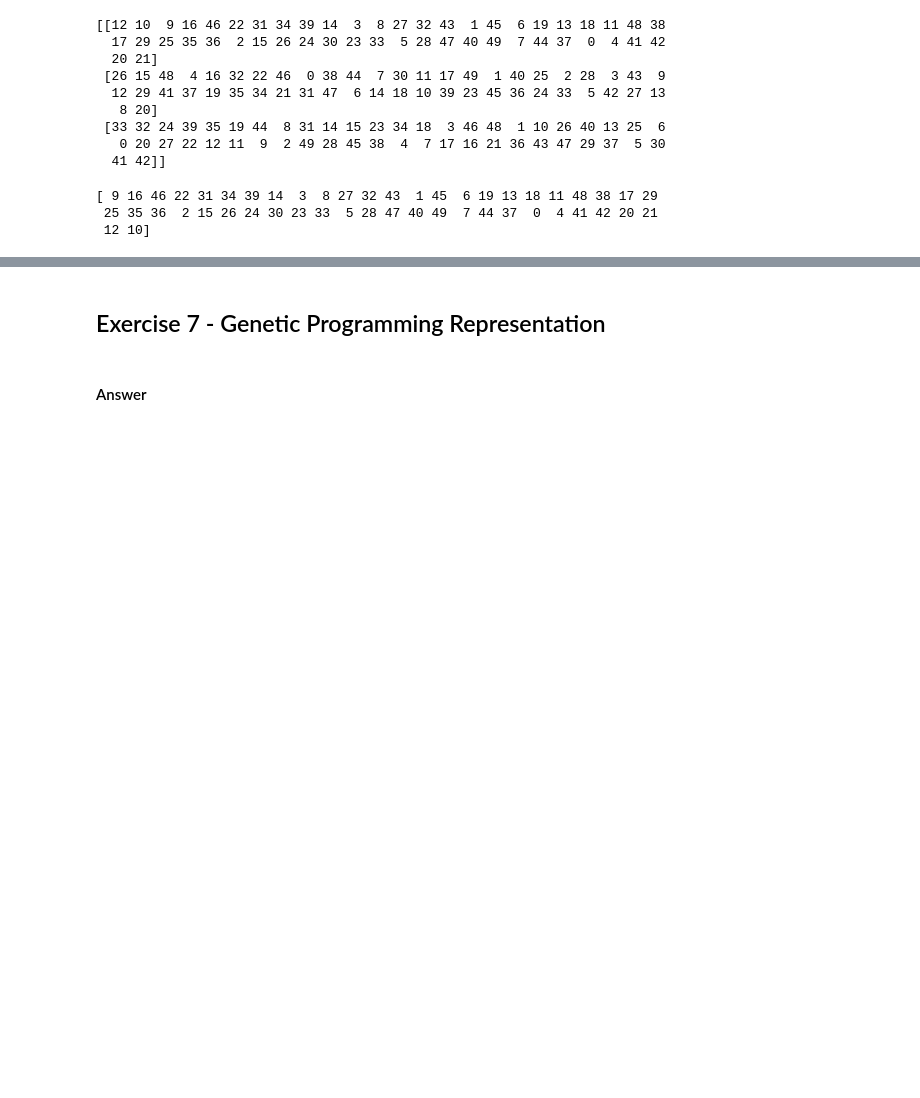
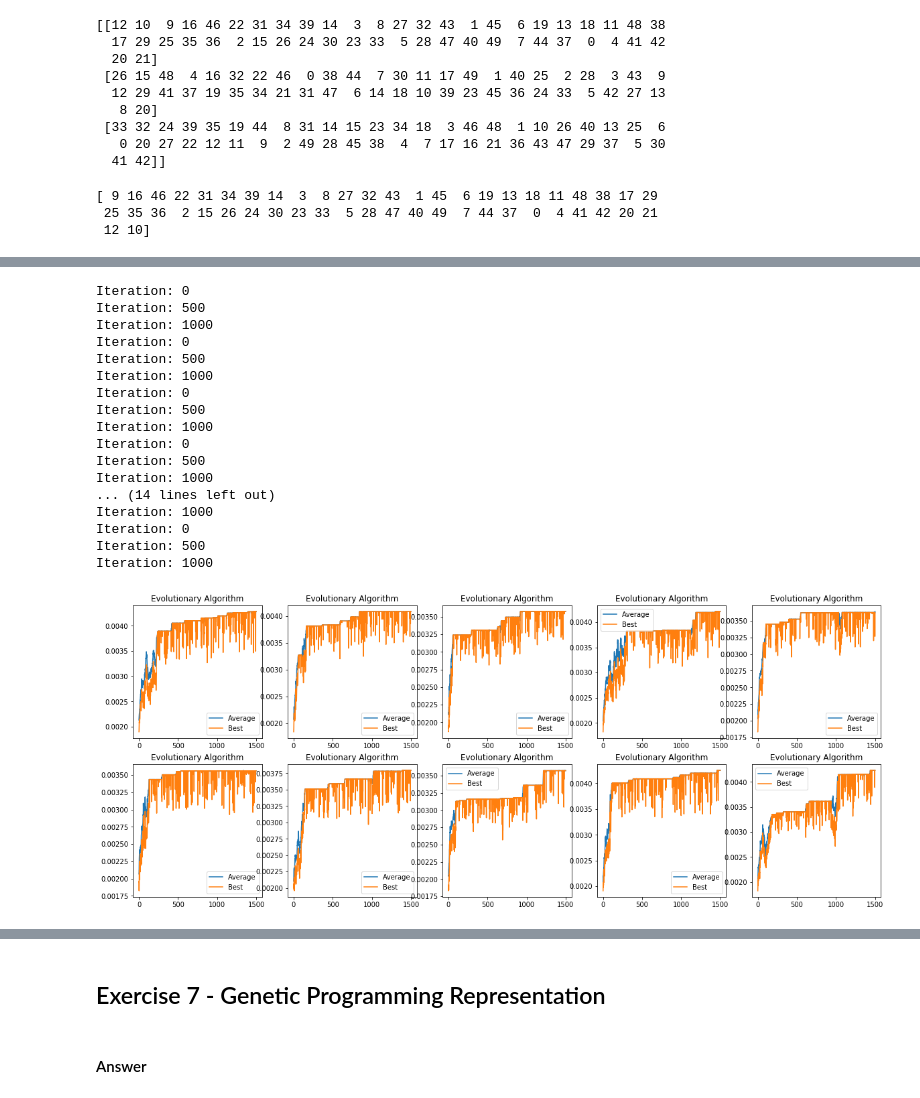
Before and after one commit to marlousnijman/natural_computing, a Jupyter notebook: Assignment 1/assignment1.ipynb, the cells around one changed output, grey strips where cells are left out. Saved outputs shown, nothing was run; the diff lists cells and outputs as text; code cells hidden in the pictures; blank space fills up the shorter version.

```diff
--- a/Assignment 1/assignment1.ipynb
+++ b/Assignment 1/assignment1.ipynb
@@ -342,0 +398,35 @@ plt.plot(distance_array)
+# %%
+EA_fitness = np.zeros((10,1500,3))
+population_size = 20
+n_offspring = 20
+mutate_prob = 0.005
+iterations = 1500
+
+fig, axs = plt.subplots(2,5, figsize=(20,8))
+axs = axs.ravel()
+
+for i,ax in enumerate(axs):
+    EA_fitness[i,:,:] = evolutionary_algorithm(population_size,n_offspring,mutate_prob,iterations)
+    ax.plot(EA_fitness[i,:,2])
+    ax.plot(EA_fitness[i,:,0])
+    ax.set_title("Evolutionary Algorithm")
+    ax.legend(["Average","Best"])
+# %% [output]
+Iteration: 0
+Iteration: 500
+Iteration: 1000
+Iteration: 0
+Iteration: 500
+Iteration: 1000
+Iteration: 0
+Iteration: 500
+Iteration: 1000
+Iteration: 0
+Iteration: 500
+Iteration: 1000
+... (14 lines left out)
+Iteration: 1000
+Iteration: 0
+Iteration: 500
+Iteration: 1000
+[figure, added]
```
Also changed, not shown: parts of 6 cells of this notebook.
